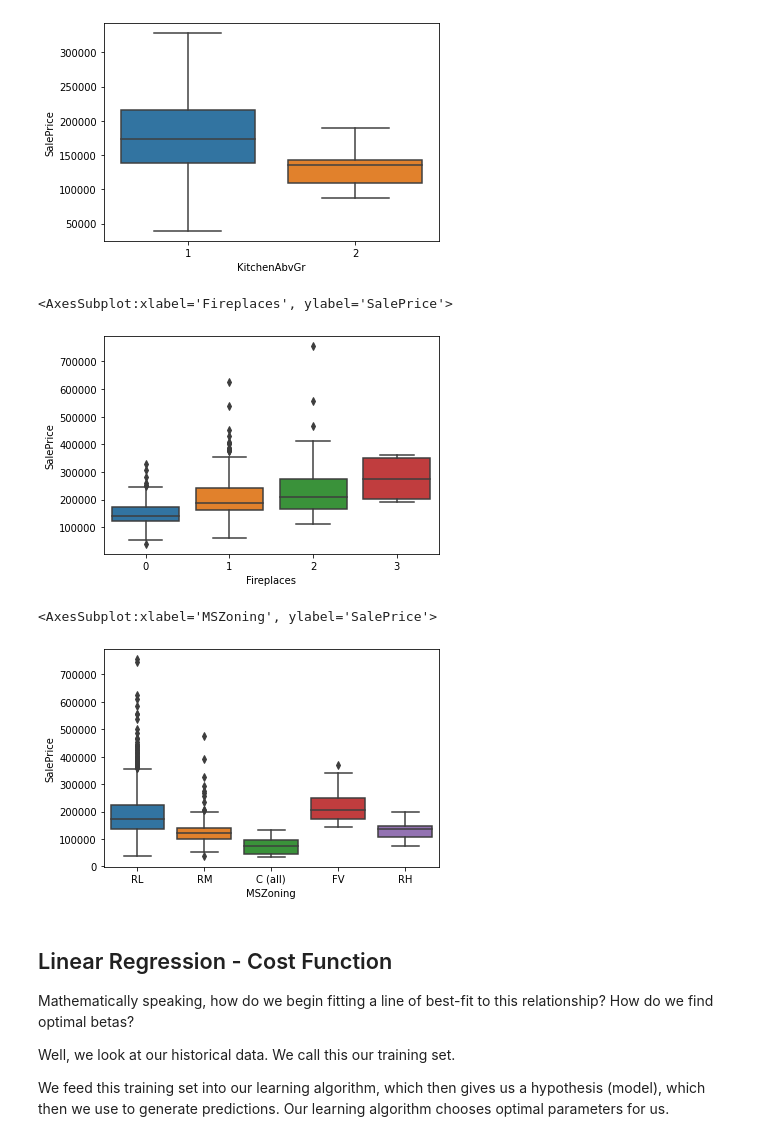
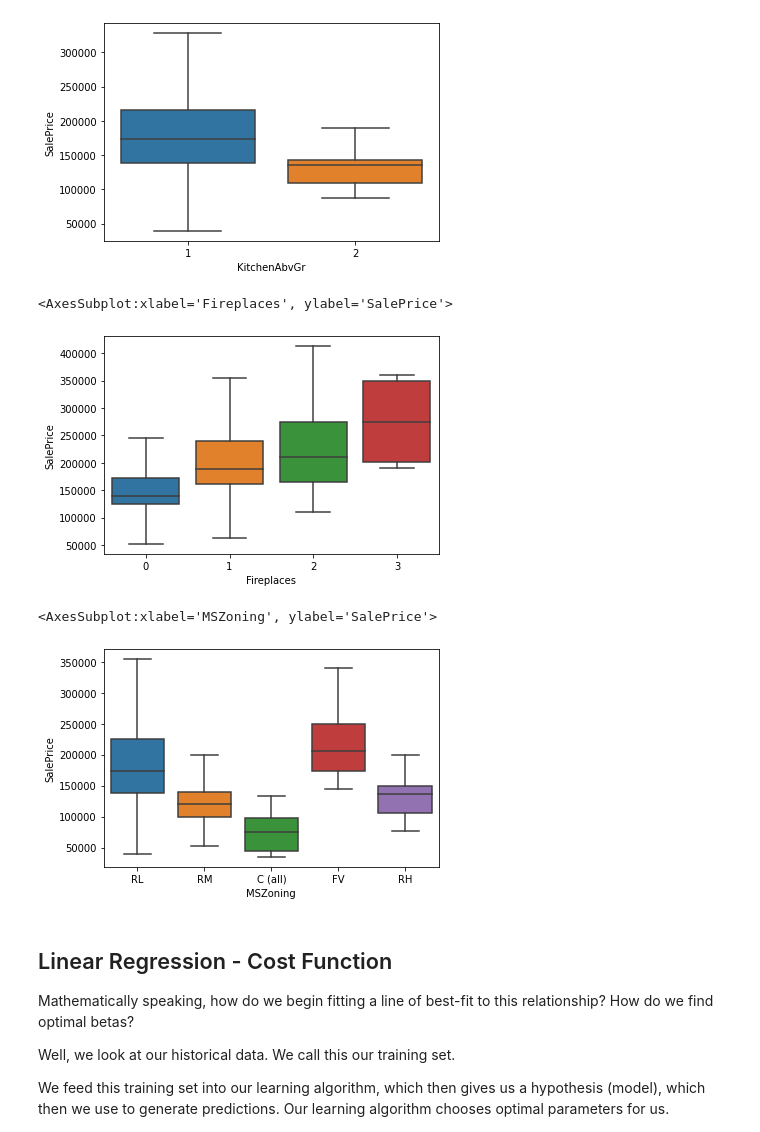
Before and after one commit to The-Knowledge-House/DS_22, a Jupyter notebook: phase_2/week_12/2_21/data_analytics_notes.ipynb, the cells around one changed output. Cells and saved outputs as stored; diff of their text form; code cells hidden in the pictures.

```diff
--- a/phase_2/week_12/2_21/data_analytics_notes.ipynb
+++ b/phase_2/week_12/2_21/data_analytics_notes.ipynb
@@ -140,15 +140,16 @@ sns.boxplot(data = df_rl, x = "", y = "", showfliers=)
 [figure]
 # %%
 # complete this code to reveal the relationship b/w `Fireplaces` and `SalePrice` with not outliers
-sns.boxplot(data = df_rl, )
+sns.boxplot(data = df_rl, x = "Fireplaces", y = "SalePrice", showfliers=False)
 # %% [output]
 <AxesSubplot:xlabel='Fireplaces', ylabel='SalePrice'>
-[figure, old version]
+[figure, new version]
 # %%
 # write code to create a box-plot of zoning type & sale-price with no outliers from the original `df` dataframe
+sns.boxplot(data = df, x = "MSZoning", y = "SalePrice", showfliers=False)
 # %% [output]
 <AxesSubplot:xlabel='MSZoning', ylabel='SalePrice'>
-[figure, old version]
+[figure, new version]
 # %% [markdown]
 ## Linear Regression - Cost Function
 
```
Also changed, not shown: parts of 3 cells of this notebook, 1 other file.
